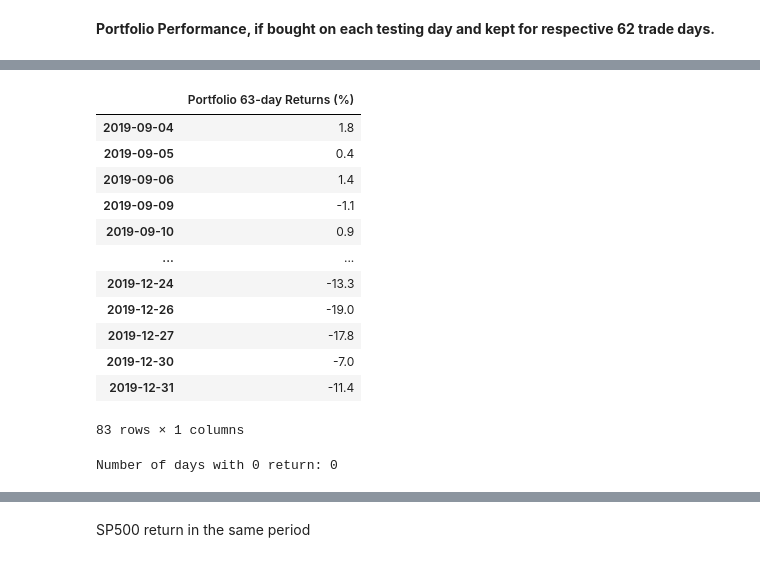
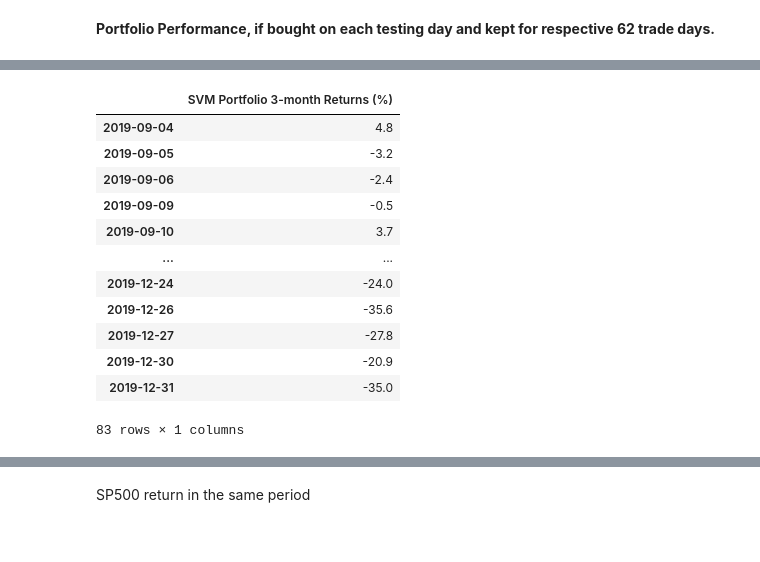
Before and after one commit to nico965j/financial-forecasting-bachelor, a Jupyter notebook: very_experiment.ipynb, the cells around one changed output, grey strips where cells are left out. Saved outputs shown, nothing was run; the diff lists cells and outputs as text; code cells hidden in the pictures.

Commit message:
Portfolio is looking much smoother

```diff
--- a/very_experiment.ipynb
+++ b/very_experiment.ipynb
@@ -111,7 +111,7 @@ for wrong_ticker in data_all_tickers[data_all_tickers['PE-Ratio'] == np.inf]['Ti
 
 bd = pd.tseries.offsets.BusinessDay(n = 63)
 split_date = pd.to_datetime('2019-11-30') - bd
-start_date = pd.to_datetime('2018-09-30') + bd
+start_date = pd.to_datetime('2019-01-04') + bd
 
 
 # Split the DataFrame into training and test sets based on the specific date
@@ -253,9 +268,7 @@ __Portfolio Performance, if bought on each testing day and kept for respective 6
 import cvxpy as cp
 import pandas as pd
 
-
-
-def calculate_optimal_weights(test, date):
+def calculate_optimal_weights(test, date, k, threshold):
     # only keep the rows of a specific date
     # make a date be of type datetime
     date = pd.to_datetime(date)
@@ -271,14 +284,7 @@ def calculate_optimal_weights(test, date):
     # ensure that the tickers in test are the same as the tickers in return_df
     test = test[test['Ticker'].isin(return_df.columns)]
 
-
     return_deviation = return_df.iloc[0:62]
-
-    # Filter the dataframe for the given date
-    #df_date = df_date[df_date.index == date]
-    #df_date = df_date[pd.DatetimeIndex(df_date.index).date == date]
-    # find all places in return_df that are nan
-
 
     # Calculate the covariance matrix
     cov_matrix = return_deviation.cov()
@@ -286,22 +292,17 @@ def calculate_optimal_weights(test, date):
     cov_matrix = (cov_matrix + cov_matrix.T) / 2
 
     # Number of stocks
-    #n = len(ticker_symbols)
     n = len(test['Ticker'])
-    #print('test',test['Ticker'].head(),len(test))
     # Weights for each stock in the portfolio
     w = cp.Variable(n)
-    #print(w.shape, cov_matrix.shape,n)
     # Objective is to minimize portfolio variance
     risk = cp.quad_form(w, cov_matrix)
+
     # Parameter for the cardinality constraint
-    k = 50
-
+    #k = 50
     # Cardinality constraint with penalty in the objective
     objective = cp.Minimize(risk - k * cp.sum(w))
-
     # objective = cp.Minimize(risk)
-
 
     # Constraints:
     # - weights must sum to 1
@@ -310,14 +311,13 @@ def calculate_optimal_weights(test, date):
     constraints = [
         cp.sum(w) == 1,
         w >= 0,
-        w <= 0.3,
+        w <= 0.1,
         #w[df_date["Prediction"] == 0] == 0,
         #w[test["Prediction"] == 0 ] == 0,
 
         #w.T @ df_date["Prediction Probability (1)"] >= 0.05
-        w.T @ test["Prediction Probability (1)"] >= 0.35
+        w.T @ test["Prediction Probability (1)"] >= threshold
     ]
-
 
 
     # Solve the optimization problem
@@ -340,14 +340,14 @@ def calculate_optimal_weights(test, date):
     # make the column name weights
     optimal_weights_df.columns = ['Weights']
 
-
-
     # Sort the dataframe by the optimal weights
     optimal_weights_df = optimal_weights_df.sort_values(by=['Weights'], ascending=False)
 
-    # Only keep the top 10 stocks and their weights
+    # Only keep the top 10 stocks and their weights, but exclude the most weighted stock
+    #optimal_weights_df = optimal_weights_df.iloc[1:11]
     optimal_weights_df = optimal_weights_df.head(10)
-
+    # normalize the weights so that they sum to 1
+    optimal_weights_df['Weights'] = optimal_weights_df['Weights'] / optimal_weights_df['Weights'].sum()
     return round(optimal_weights_df,3)
 # %%
 
@@ -378,3 +430,6 @@ def calculate_return(ticker, df, start_date):
+# %%
+k = 30
+prob_threshold = 0.3
 # %%
 # for each date in the test set calculate the return of the portfolio
 # empty list to store the returns
@@ -382,8 +437,8 @@ returns_list = []
 # for each date in the test set
 for date in test.index.unique():
     # calculate the optimal weights for the portfolio
-    optimal_weights_df = calculate_optimal_weights(test, date)
-    print(optimal_weights_df)
+    optimal_weights_df = calculate_optimal_weights(test, date, k, prob_threshold)
+    #print(optimal_weights_df)
     # calculate the return of the portfolio
     # for the top 10 weighted stocks in the portfolio calculate their return
     # empty list to store the returns
@@ -548,32 +457,23 @@ HAL       0.008
 # %%
 # Make a dataframe with the returns and dates
 returns_df = pd.DataFrame(returns_list, index=test.index.unique())
 # make the column name returns
-returns_df.columns = ['Portfolio 63-day Returns (%)']
+returns_df.columns = ['SVM Portfolio 3-month Returns (%)']
 returns_df
 # %% [output]
-|  | Portfolio 63-day Returns (%) |
-| 2019-09-04 | 1.8 |
-| 2019-09-05 | 0.4 |
-| 2019-09-06 | 1.4 |
-| 2019-09-09 | -1.1 |
-| 2019-09-10 | 0.9 |
+|  | SVM Portfolio 3-month Returns (%) |
+| 2019-09-04 | 4.8 |
+| 2019-09-05 | -3.2 |
+| 2019-09-06 | -2.4 |
+| 2019-09-09 | -0.5 |
+| 2019-09-10 | 3.7 |
 | ... | ... |
-| 2019-12-24 | -13.3 |
-| 2019-12-26 | -19.0 |
-| 2019-12-27 | -17.8 |
-| 2019-12-30 | -7.0 |
-| 2019-12-31 | -11.4 |
+| 2019-12-24 | -24.0 |
+| 2019-12-26 | -35.6 |
+| 2019-12-27 | -27.8 |
+| 2019-12-30 | -20.9 |
+| 2019-12-31 | -35.0 |
 83 rows × 1 columns
-# %%
-# find number of days with 0 return
-zero_return = 0
-for i in range(len(returns_df)):
-    if returns_df.iloc[i]['Portfolio 63-day Returns (%)'] == 0:
-        zero_return += 1
-print('Number of days with 0 return:', zero_return)
-# %% [output]
-Number of days with 0 return: 0
 # %%
 # average return
 print('Average return:', round(returns_df.mean()[0],2))
```
Also changed, not shown: parts of 21 cells of this notebook.
